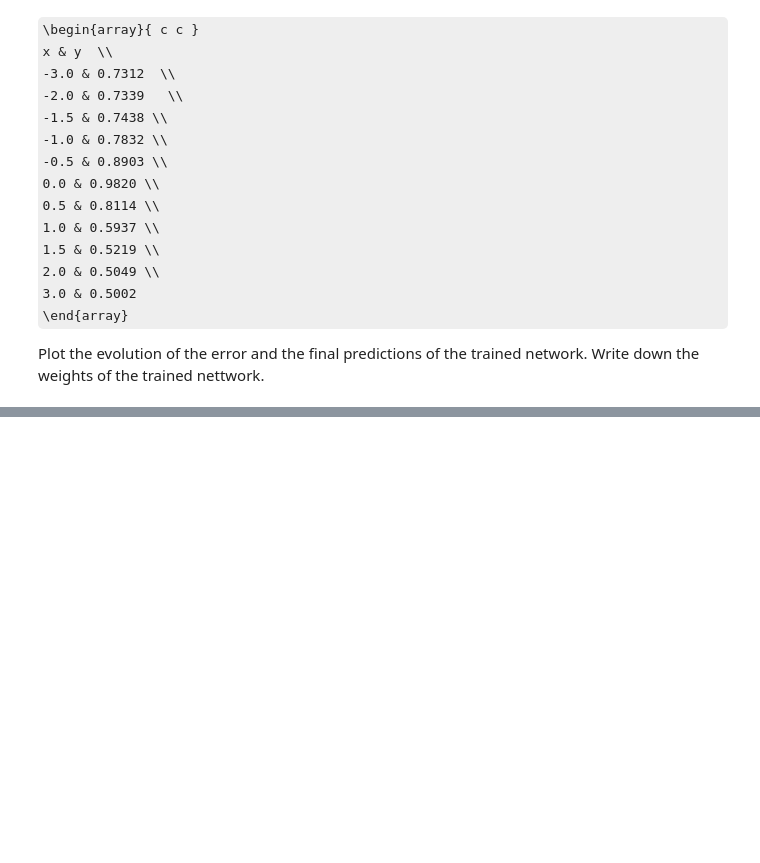
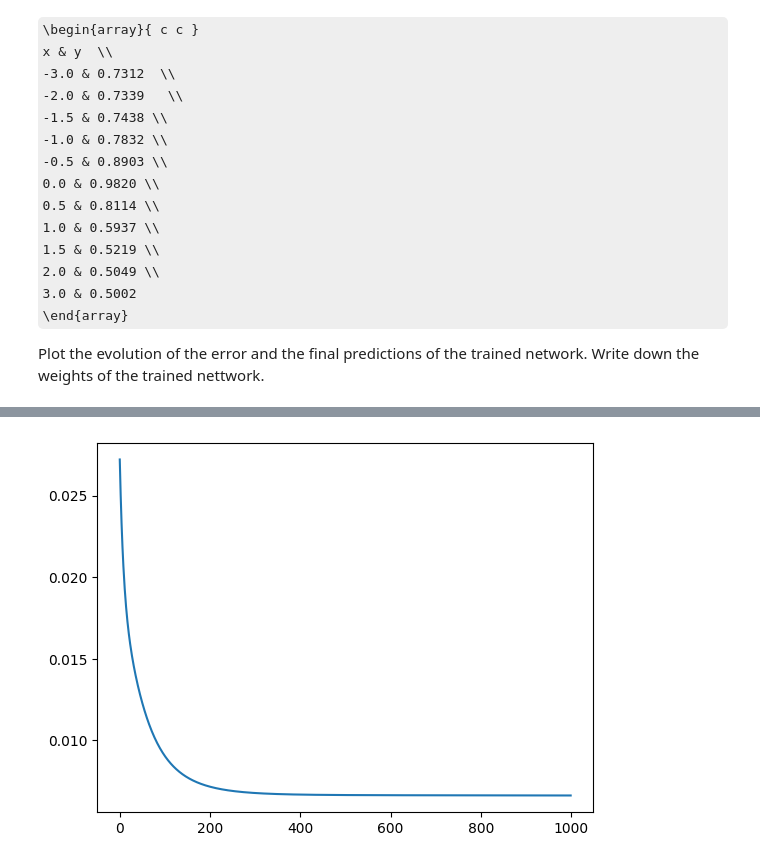
Before and after one commit to Mengxiao-Hu/CSE242, a Jupyter notebook: Assignment5.ipynb, the cells around one changed output, grey strips where cells are left out. Drawn from its saved outputs; the diff is of its cells as text; code cells hidden in the pictures; some formulas as TeX source; blank space fills up the shorter version.

```diff
--- a/Assignment5.ipynb
+++ b/Assignment5.ipynb
@@ -273,21 +398,21 @@ import numpy as np
 
 # defining the backprop for Sigmoid Function
 def back_sigmoid(x):
-  # ### YOUR CODE HERE ###
+    return x * (1 - x)
 
 # defining the Sigmoid Function
 def sigmoid(x):
-  # ### YOUR CODE HERE ###
+    return 1 / (1 + np.exp(-x))
 
 def forward_pass(X, weights_input_hidden, weights_hidden_output):
 
     # calculating hidden layer activations
-    hiddenLayer_linearTransform = ### YOUR CODE HERE ###   # Nx1 * 1x3 = Nx3
-    hiddenLayer_activations = ### YOUR CODE HERE ###  # Nx3
+    hiddenLayer_linearTransform = np.dot(X, weights_input_hidden)   # Nx1 * 1x3 = Nx3
+    hiddenLayer_activations = sigmoid(hiddenLayer_linearTransform)  # Nx3
 
     # calculating the output
-    outputLayer_linearTransform = ### YOUR CODE HERE ###              # Nx3 * 3x1 = Nx1
-    output = ### YOUR CODE HERE ###                   # Nx1
+    outputLayer_linearTransform = np.dot(hiddenLayer_activations, weights_hidden_output)              # Nx3 * 3x1 = Nx1
+    output = sigmoid(outputLayer_linearTransform)                  # Nx1
 
     return output, hiddenLayer_activations
 
@@ -295,27 +420,26 @@ def forward_pass(X, weights_input_hidden, weights_hidden_output):
 def backward_pass(X, y, output, weights_hidden_output, weights_input_hidden, hiddenLayer_activations):
 
 
-  # calculating rate of change of error w.r.t weight between hidden and output layer
+    # calculating rate of change of error w.r.t weight between hidden and output layer
+    error_wrt_output = output - y     # Nx1
+    output_wrt_outputLayer_LinearTransform = back_sigmoid(output)   # Nx1
+    outputLayer_LinearTransform_wrt_weights_hidden_output = hiddenLayer_activations  # Nx3
 
-  error_wrt_output = ### YOUR CODE HERE ###     # Nx1
-  output_wrt_outputLayer_LinearTransform =### YOUR CODE HERE ###   # Nx1
+    # for w13, w12, w14
+    output_delta = error_wrt_output * output_wrt_outputLayer_LinearTransform
+    error_wrt_weights_hidden_output = np.dot(outputLayer_LinearTransform_wrt_weights_hidden_output.T, output_delta) # 3x1
 
-  outputLayer_LinearTransform_wrt_weights_hidden_output = ### YOUR CODE HERE ###  # Nx3
+    # calculating rate of change of error w.r.t weights between input and hidden layer
+    outputLayer_LinearTransform_wrt_hiddenLayer_activations = weights_hidden_output.T       # 1x3
+    hiddenLayer_activations_wrt_hiddenLayer_linearTransform = back_sigmoid(hiddenLayer_activations)   # Nx3
+    hiddenLayer_linearTransform_wrt_weights_input_hidden = X    # Nx1
 
-  # for w13, w12, w14
-  error_wrt_weights_hidden_output = ### YOUR CODE HERE ###  # 1x3
+    # for w35, w45, w25
+    hidden_error = np.dot(output_delta, outputLayer_LinearTransform_wrt_hiddenLayer_activations)
+    hidden_delta = hidden_error * hiddenLayer_activations_wrt_hiddenLayer_linearTransform
+    error_wrt_weights_input_hidden = np.dot(hiddenLayer_linearTransform_wrt_weights_input_hidden.T, hidden_delta)  # 1x3
 
-  # calculating rate of change of error w.r.t weights between input and hidden layer
-  outputLayer_LinearTransform_wrt_hiddenLayer_activations = ### YOUR CODE HERE ###       # 1x3
-  hiddenLayer_activations_wrt_hiddenLayer_linearTransform = ### YOUR CODE HERE ###   # Nx3
-
-  hiddenLayer_linearTransform_wrt_weights_input_hidden = ### YOUR CODE HERE ###    # Nx1
-
-  # for w35, w45, w25
-  error_wrt_weights_input_hidden = ### YOUR CODE HERE ###   # 3x1
-
-
-  return error_wrt_weights_hidden_output, error_wrt_weights_input_hidden
+    return error_wrt_weights_hidden_output, error_wrt_weights_input_hidden
 
 
 def train(X_train, y_train):
@@ -327,10 +451,7 @@ def train(X_train, y_train):
 
     # initializing weight
     weights_input_hidden = np.random.uniform(size=(inputLayer_neurons, hiddenLayer_neurons))
-    weights_hidden_output = np.random.uniform(
-        size=(hiddenLayer_neurons, outputLayer_neurons)
-    )
-
+    weights_hidden_output = np.random.uniform(size=(hiddenLayer_neurons, outputLayer_neurons))
 
     # defining the parameters
     lr = 0.1
@@ -340,31 +461,31 @@ def train(X_train, y_train):
 
     for ep in range(epochs):
 
-      output_, hiddenLayer_activations = forward_pass(X_train, weights_input_hidden, weights_hidden_output)
+        output_, hiddenLayer_activations = forward_pass(X_train, weights_input_hidden, weights_hidden_output)
 
-      ## Backward Propagation
-      # calculating error
-      error = np.square(y_train - output_) / 2
+        ## Backward Propagation
+        # calculating error
+        error = np.square(y_train - output_) / 2
 
-      error_wrt_weights_hidden_output, error_wrt_weights_input_hidden = backward_pass(X_train, y_train,
+        error_wrt_weights_hidden_output, error_wrt_weights_input_hidden = backward_pass(X_train, y_train,
                                                                                       output_,
                                                                                       weights_hidden_output,
                                                                                       weights_input_hidden,
                                                                                       hiddenLayer_activations)
 
-      # updating the weights
-      weights_hidden_output = weights_hidden_output - lr * error_wrt_weights_hidden_output
-      weights_input_hidden = weights_input_hidden - lr * error_wrt_weights_input_hidden
+        # updating the weights
+        weights_hidden_output = weights_hidden_output - lr * error_wrt_weights_hidden_output
+        weights_input_hidden = weights_input_hidden - lr * error_wrt_weights_input_hidden
 
-      # print error at every 100th epoch
-      epoch_loss = np.average(error)
-      if ep % 100 == 0:
-          print(f"Error at epoch {ep} is {epoch_loss:.5f}")
+        # print error at every 100th epoch
+        epoch_loss = np.average(error)
+        if ep % 100 == 0:
+            print(f"Error at epoch {ep} is {epoch_loss:.5f}")
 
-      # appending the error of each epoch
-      losses.append(epoch_loss)
+        # appending the error of each epoch
+        losses.append(epoch_loss)
 
-    import matplotlib.pyplot as plt
+        import matplotlib.pyplot as plt
     plt.plot(losses)
     plt.show()
 
@@ -378,8 +499,7 @@ def train(X_train, y_train):
     print("w13, w12, w14", weights_hidden_output.T)
     print("w35, w25, w45", weights_input_hidden)
 
-
-
+    print(final_pred)
 
 # defining training data
 X_train = np.zeros((11, 1)).astype(np.float32)
@@ -412,3 +532,4 @@ y_train[10] = 0.5002
 
 
 train(X_train, y_train)
+# %% [output]
@@ -414,0 +546 @@ train(X_train, y_train)
+[figure, added]
```
Also changed, not shown: parts of 9 cells of this notebook.
